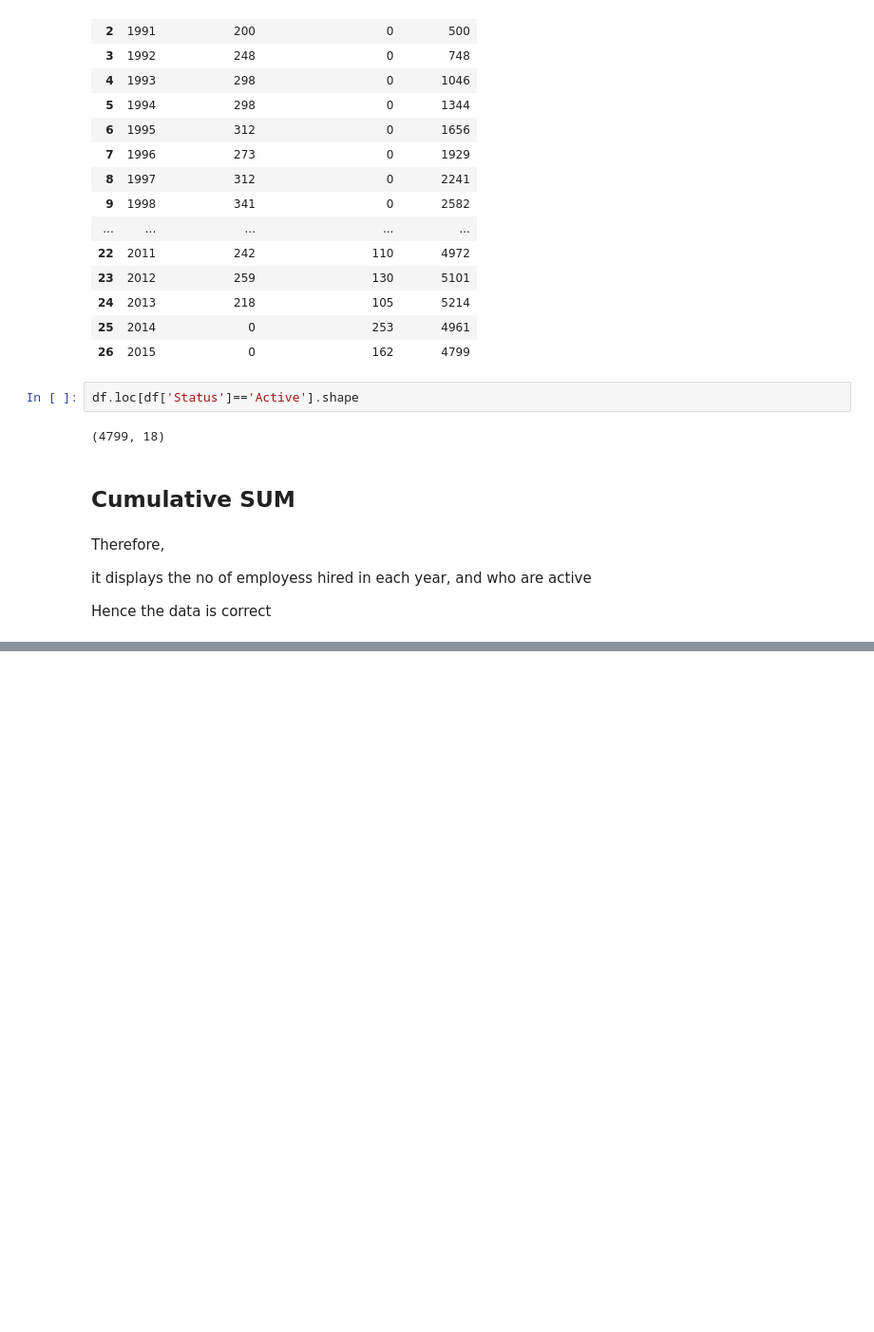
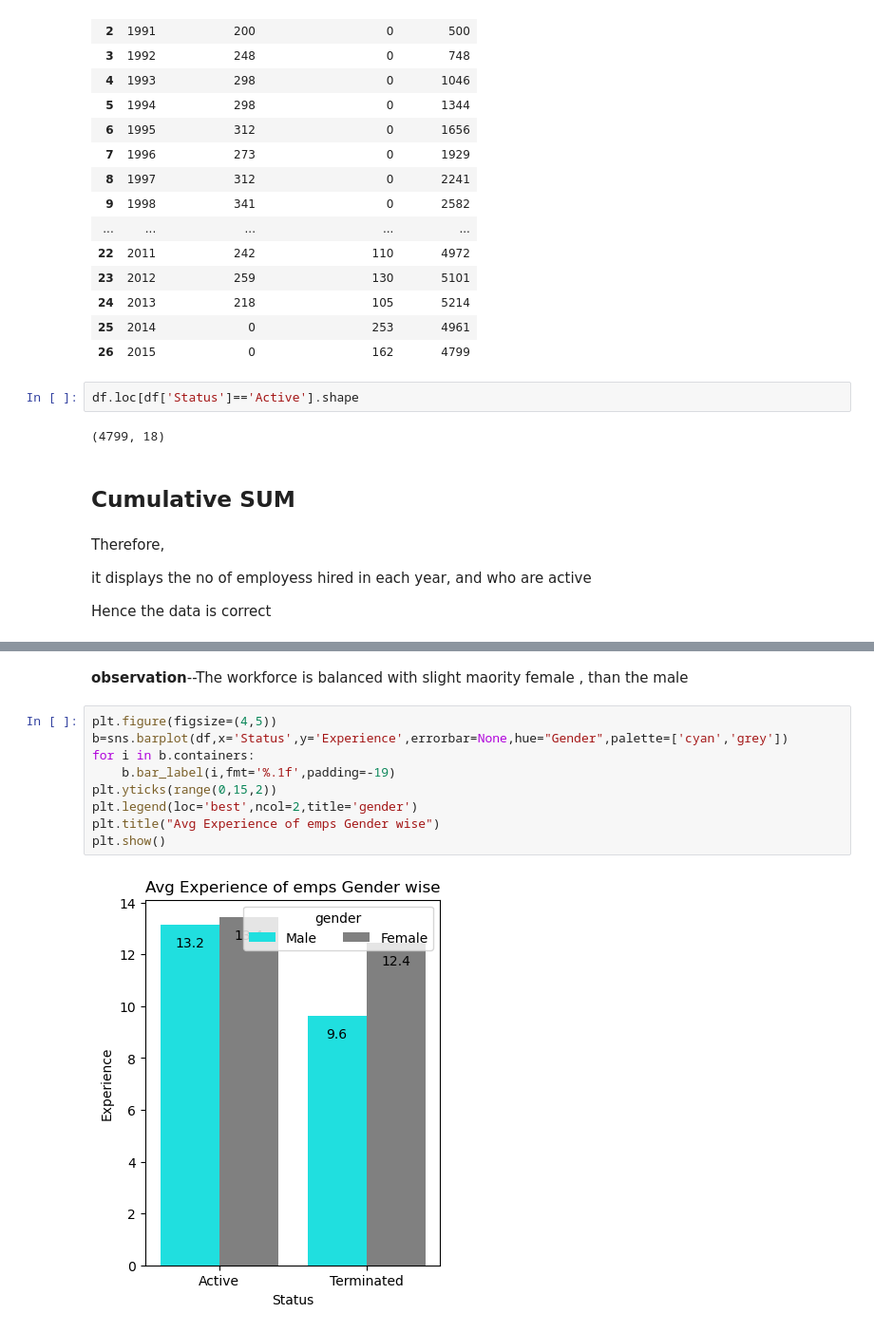
Before and after one commit to muskanmaurya2/Data_analysis_pyspiders, a Jupyter notebook: matttt_seaaa/Attrition_data.ipynb, the cells around one changed output, grey strips where cells are left out. Shown at 95% size. Cells and saved outputs as stored; diff of their text form; blank space fills up the shorter version.

```diff
--- a/matttt_seaaa/Attrition_data.ipynb
+++ b/matttt_seaaa/Attrition_data.ipynb
@@ -547,0 +615,13 @@ Hence the data is correct
+# %% [markdown]
+**observation**--The workforce is balanced with slight maority female , than the male
+# %%
+plt.figure(figsize=(4,5))
+b=sns.barplot(df,x='Status',y='Experience',errorbar=None,hue="Gender",palette=['cyan','grey'])
+for i in b.containers:
+    b.bar_label(i,fmt='%.1f',padding=-19)
+plt.yticks(range(0,15,2))
+plt.legend(loc='best',ncol=2,title='gender')
+plt.title("Avg Experience of emps Gender wise")
+plt.show()
+# %% [output]
+[figure, added]
```
Also changed, not shown: parts of 27 cells of this notebook, 2 other files.
